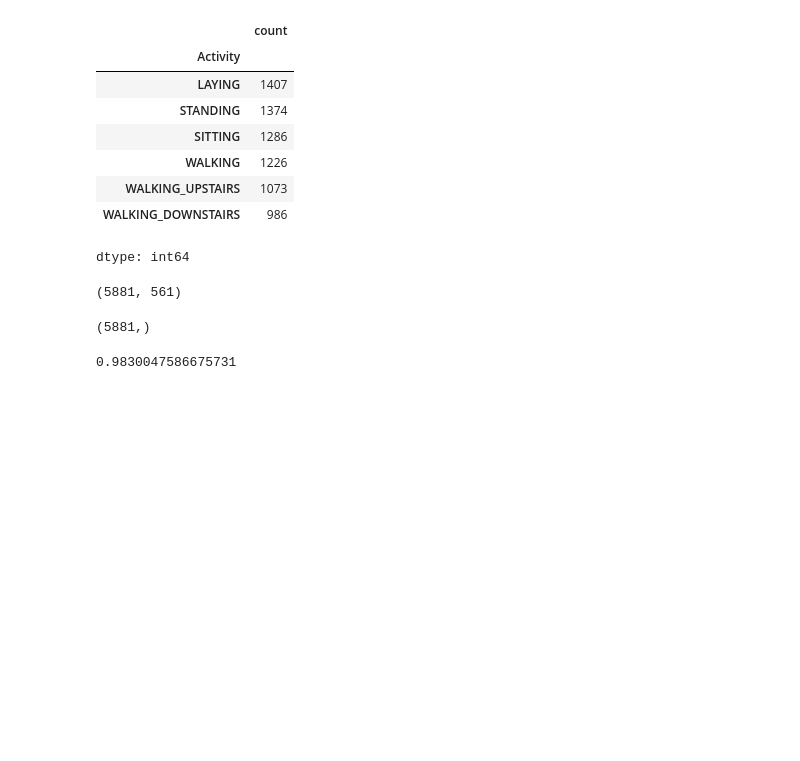
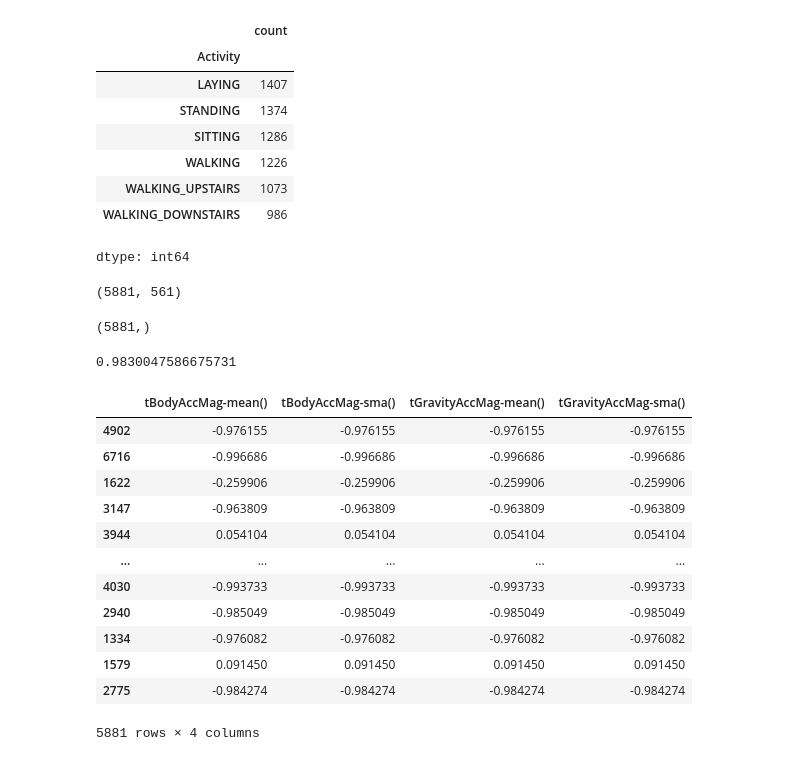
Before and after one commit to Swapn2/Data-Science-Learnings, a Jupyter notebook: feature_selection_1.ipynb, the cells around one changed output. Cells and saved outputs as stored; diff of their text form; code cells hidden in the pictures; blank space fills up the shorter version.

```diff
--- a/feature_selection_1.ipynb
+++ b/feature_selection_1.ipynb
@@ -59,0 +83,16 @@ accuracy_score(y_test,y_pred)
+# %%
+x_train[['tBodyAccMag-mean()','tBodyAccMag-sma()','tGravityAccMag-mean()','tGravityAccMag-sma()']]
+# %% [output]
+|  | tBodyAccMag-mean() | tBodyAccMag-sma() | tGravityAccMag-mean() | tGravityAccMag-sma() |
+| 4902 | -0.976155 | -0.976155 | -0.976155 | -0.976155 |
+| 6716 | -0.996686 | -0.996686 | -0.996686 | -0.996686 |
+| 1622 | -0.259906 | -0.259906 | -0.259906 | -0.259906 |
+| 3147 | -0.963809 | -0.963809 | -0.963809 | -0.963809 |
+| 3944 | 0.054104 | 0.054104 | 0.054104 | 0.054104 |
+| ... | ... | ... | ... | ... |
+| 4030 | -0.993733 | -0.993733 | -0.993733 | -0.993733 |
+| 2940 | -0.985049 | -0.985049 | -0.985049 | -0.985049 |
+| 1334 | -0.976082 | -0.976082 | -0.976082 | -0.976082 |
+| 1579 | 0.091450 | 0.091450 | 0.091450 | 0.091450 |
+| 2775 | -0.984274 | -0.984274 | -0.984274 | -0.984274 |
+5881 rows × 4 columns
```
Also changed, not shown: parts of 9 cells of this notebook.
